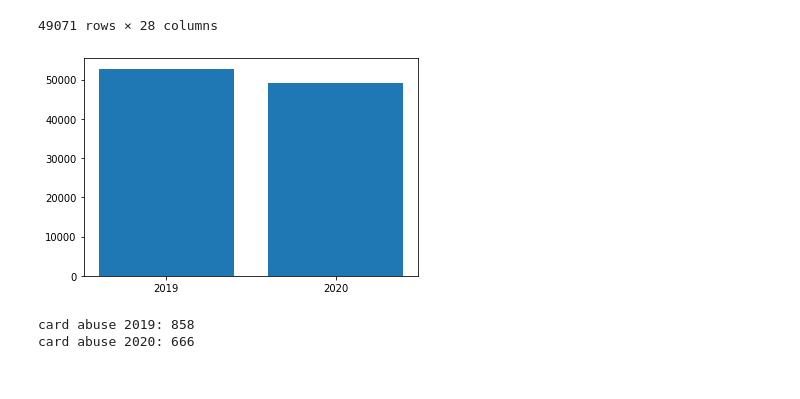
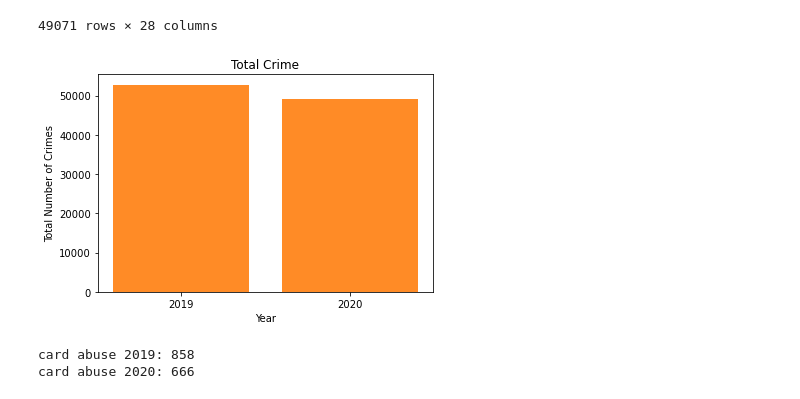
Before and after one commit to ibeth92/Crime_in_the_Time_of_COVID, a Jupyter notebook: Overall Crime.ipynb, the cells around one changed output. Saved outputs shown, nothing was run; the diff lists cells and outputs as text; code cells hidden in the pictures.

Commit message:
total crime bars

```diff
--- a/Overall Crime.ipynb
+++ b/Overall Crime.ipynb
@@ -186,11 +186,15 @@ drug2020_clean_df
 | 49069 | 2257613 | 2020970960 | FAMILY DISTURBANCE | 3400 | N | ... |
 | 49070 | 2257617 | 2020951013 | THEFT BY SHOPLIFTING | 607 | N | ... |
 49071 rows × 28 columns
-# %%
-plt.bar(["2019","2020"], [len(drug2019_clean_df), len(drug2020_clean_df)])
-plt.show()
-# %% [output]
-[figure, removed]
+# %%
+plt.title("Total Crime")
+plt.xlabel("Year")
+plt.ylabel("Total Number of Crimes")
+plt.bar(["2019","2020"], [len(drug2019_clean_df), len(drug2020_clean_df)], color='tab:orange', alpha=0.9, align="center")
+plt.savefig('totalbar.png')
+plt.show()
+# %% [output]
+[figure, added]
 # %%
 #Grab only a few needed columns from main data set for line graphs
 crime_data_selection_2019 = crime_data2019[["Incident Number", "Highest Offense Description", "Highest Offense Code", "Family Violence", "Occurred Date", "Occurred Time", "Report Date Time", "Location Type", "Address", "Zip Code"]]
```
Also changed, not shown: parts of 9 cells of this notebook, 1 other file.
